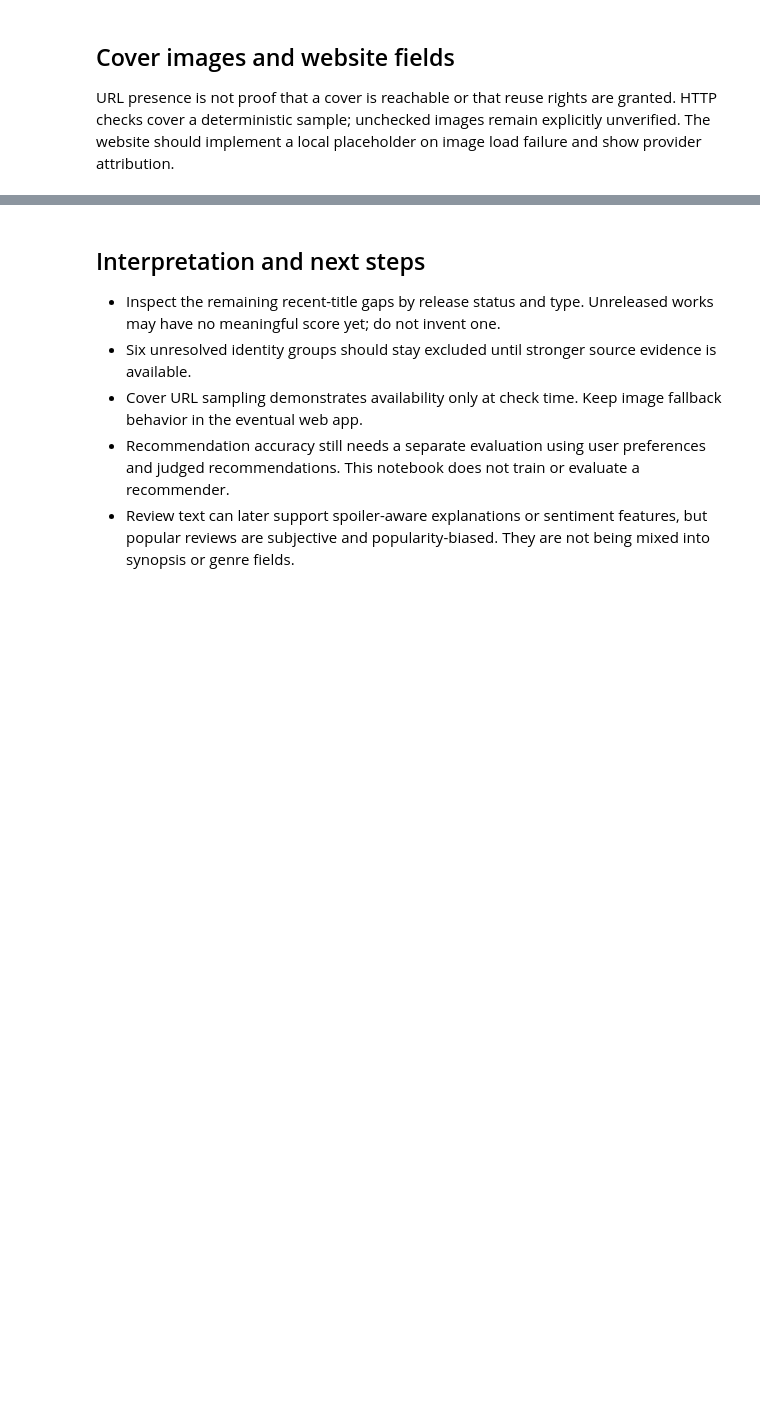
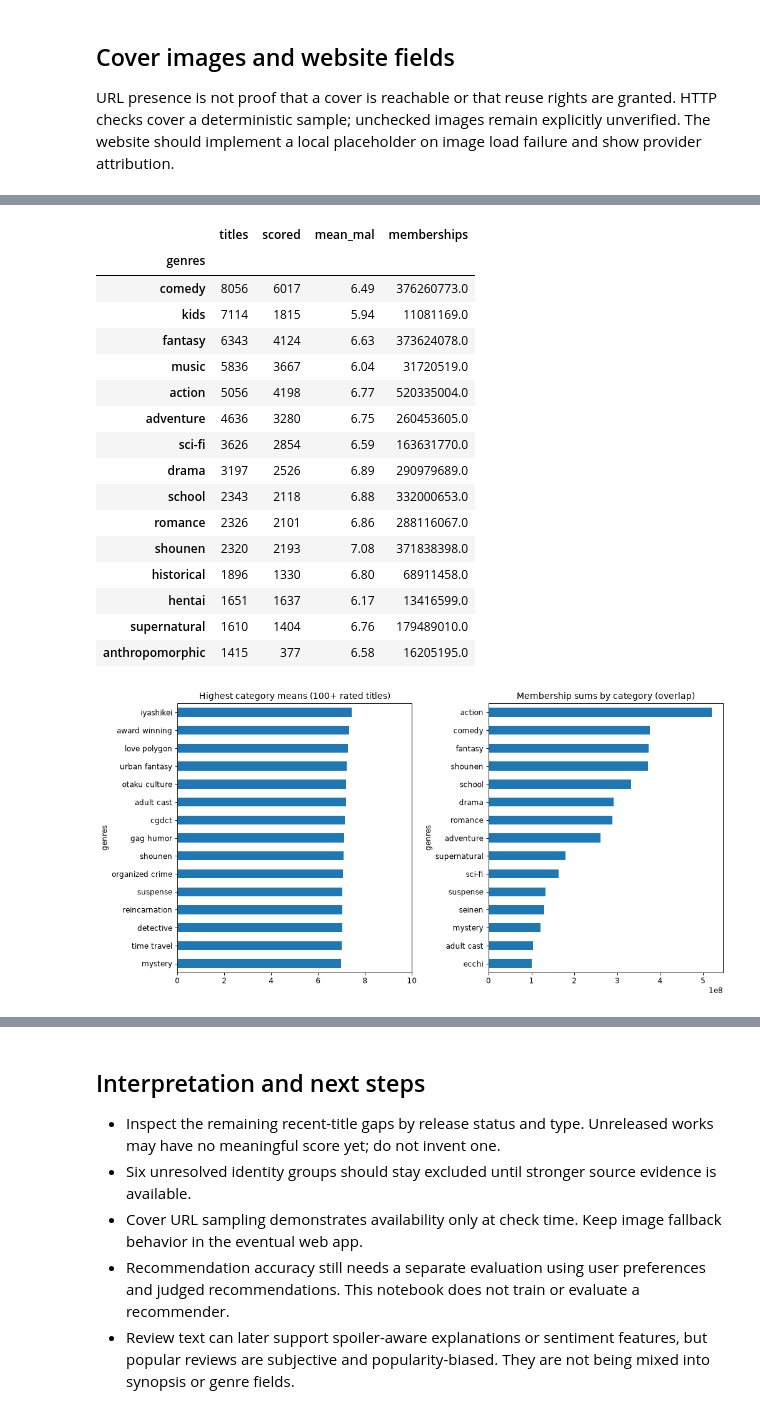
Before and after one commit to BrendenBrahier/anime-recommender, a Jupyter notebook: notebooks/EDA.ipynb, the cells around one changed output, grey strips where cells are left out. Saved outputs shown, nothing was run; the diff lists cells and outputs as text; code cells hidden in the pictures; blank space fills up the shorter version.

```diff
--- a/notebooks/EDA.ipynb
+++ b/notebooks/EDA.ipynb
@@ -93,0 +263,27 @@ print('Website export verified:', len(web), 'records')
+# %%
+category_rows = mal.explode('genres').dropna(subset=['genres'])
+category_stats = category_rows.groupby('genres').agg(titles=('anime_id','nunique'), scored=('mal_score','count'), mean_mal=('mal_score','mean'), memberships=('members',lambda s:s.sum(min_count=1)))
+display(category_stats.sort_values('titles',ascending=False).head(15).round(2))
+fig,axes=plt.subplots(1,2,figsize=(12,6))
+category_stats[category_stats.scored.ge(100)].nlargest(15,'mean_mal').sort_values('mean_mal').mean_mal.plot.barh(ax=axes[0],title='Highest category means (100+ rated titles)',xlim=(0,10))
+category_stats.nlargest(15,'memberships').sort_values('memberships').memberships.plot.barh(ax=axes[1],title='Membership sums by category (overlap)')
+plt.tight_layout(); plt.show()
+# %% [output]
+|  | titles | scored | mean_mal | memberships |
+| genres |  |  |  |  |
+| comedy | 8056 | 6017 | 6.49 | 376260773.0 |
+| kids | 7114 | 1815 | 5.94 | 11081169.0 |
+| fantasy | 6343 | 4124 | 6.63 | 373624078.0 |
+| music | 5836 | 3667 | 6.04 | 31720519.0 |
+| action | 5056 | 4198 | 6.77 | 520335004.0 |
+| adventure | 4636 | 3280 | 6.75 | 260453605.0 |
+| sci-fi | 3626 | 2854 | 6.59 | 163631770.0 |
+| drama | 3197 | 2526 | 6.89 | 290979689.0 |
+| school | 2343 | 2118 | 6.88 | 332000653.0 |
+| romance | 2326 | 2101 | 6.86 | 288116067.0 |
+| shounen | 2320 | 2193 | 7.08 | 371838398.0 |
+| historical | 1896 | 1330 | 6.80 | 68911458.0 |
+| hentai | 1651 | 1637 | 6.17 | 13416599.0 |
+| supernatural | 1610 | 1404 | 6.76 | 179489010.0 |
+| anthropomorphic | 1415 | 377 | 6.58 | 16205195.0 |
+[figure, added]
```
Also changed, not shown: parts of 24 cells of this notebook, 1 other file.
